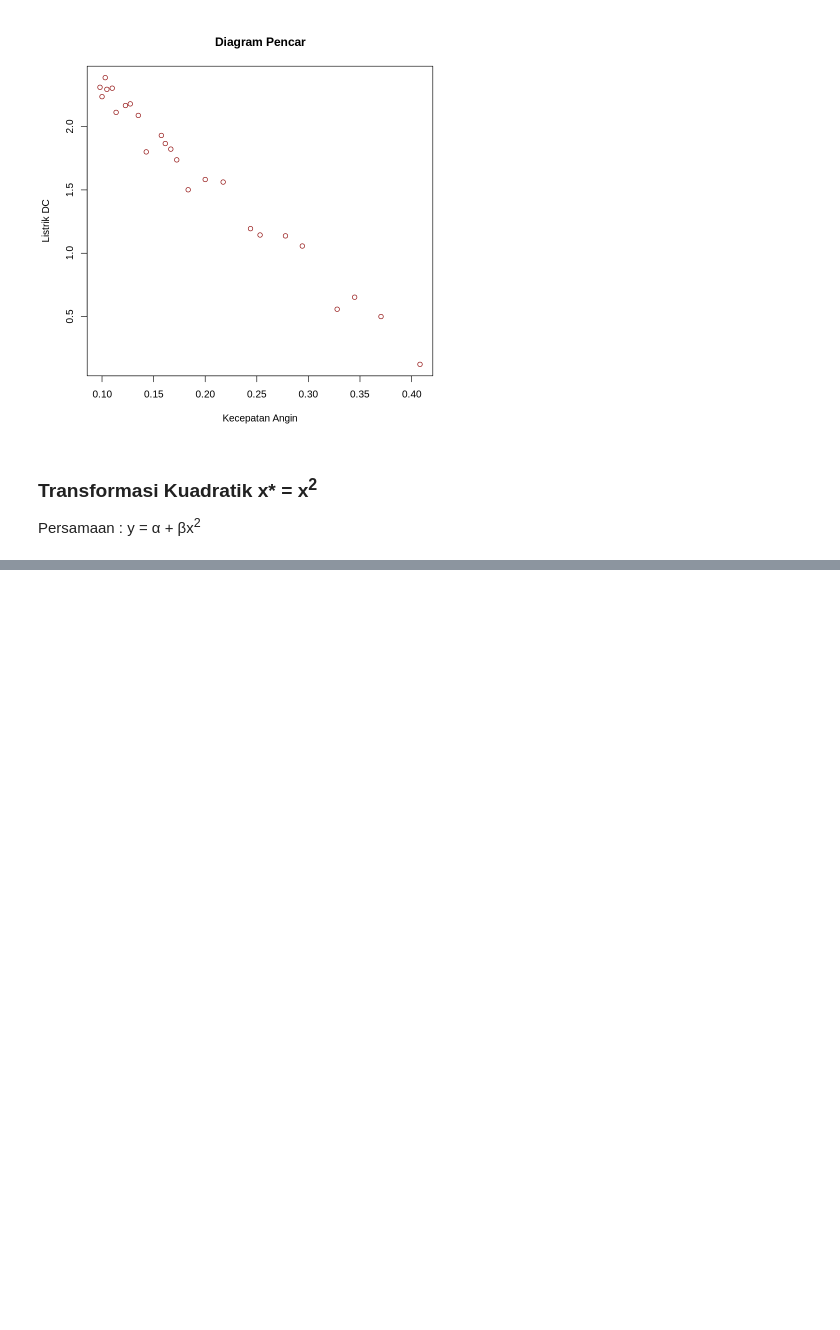
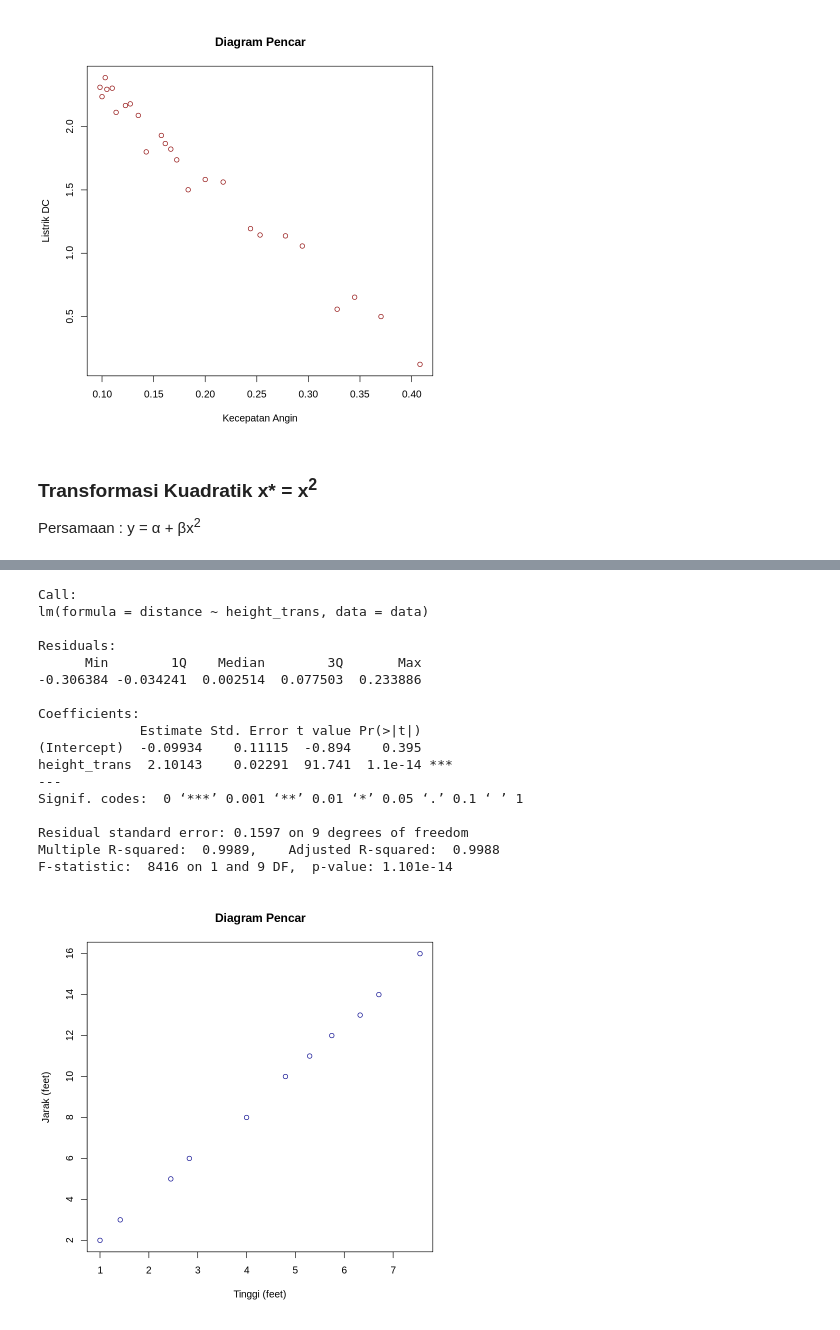
Before and after one commit to iizmyy/Analisis-dan-Visualisasi-Data, a Jupyter notebook: Modul_2.ipynb, the cells around one changed output, grey strips where cells are left out. Drawn from its saved outputs; the diff is of its cells as text; code cells hidden in the pictures; blank space fills up the shorter version.

```diff
--- a/Modul_2.ipynb
+++ b/Modul_2.ipynb
@@ -240,0 +385,27 @@ y = α + βx<sup>2</sup>
+# %%
+#Transformasi Data
+height_trans <- sqrt(height)
+summary(lm(distance~height_trans, data=data))
+
+#Plot
+plot(height_trans, data$distance, main="Diagram Pencar", ylab="Jarak (feet)",
+xlab="Tinggi (feet)", col="darkblue")
+# %% [output]
+Call:
+lm(formula = distance ~ height_trans, data = data)
+
+Residuals:
+      Min        1Q    Median        3Q       Max
+-0.306384 -0.034241  0.002514  0.077503  0.233886
+
+Coefficients:
+             Estimate Std. Error t value Pr(>|t|)
+(Intercept)  -0.09934    0.11115  -0.894    0.395
+height_trans  2.10143    0.02291  91.741  1.1e-14 ***
+---
+Signif. codes:  0 ‘***’ 0.001 ‘**’ 0.01 ‘*’ 0.05 ‘.’ 0.1 ‘ ’ 1
+
+Residual standard error: 0.1597 on 9 degrees of freedom
+Multiple R-squared:  0.9989,    Adjusted R-squared:  0.9988
+F-statistic:  8416 on 1 and 9 DF,  p-value: 1.101e-14
+[figure, added]
```
Also changed, not shown: parts of 6 cells of this notebook.
